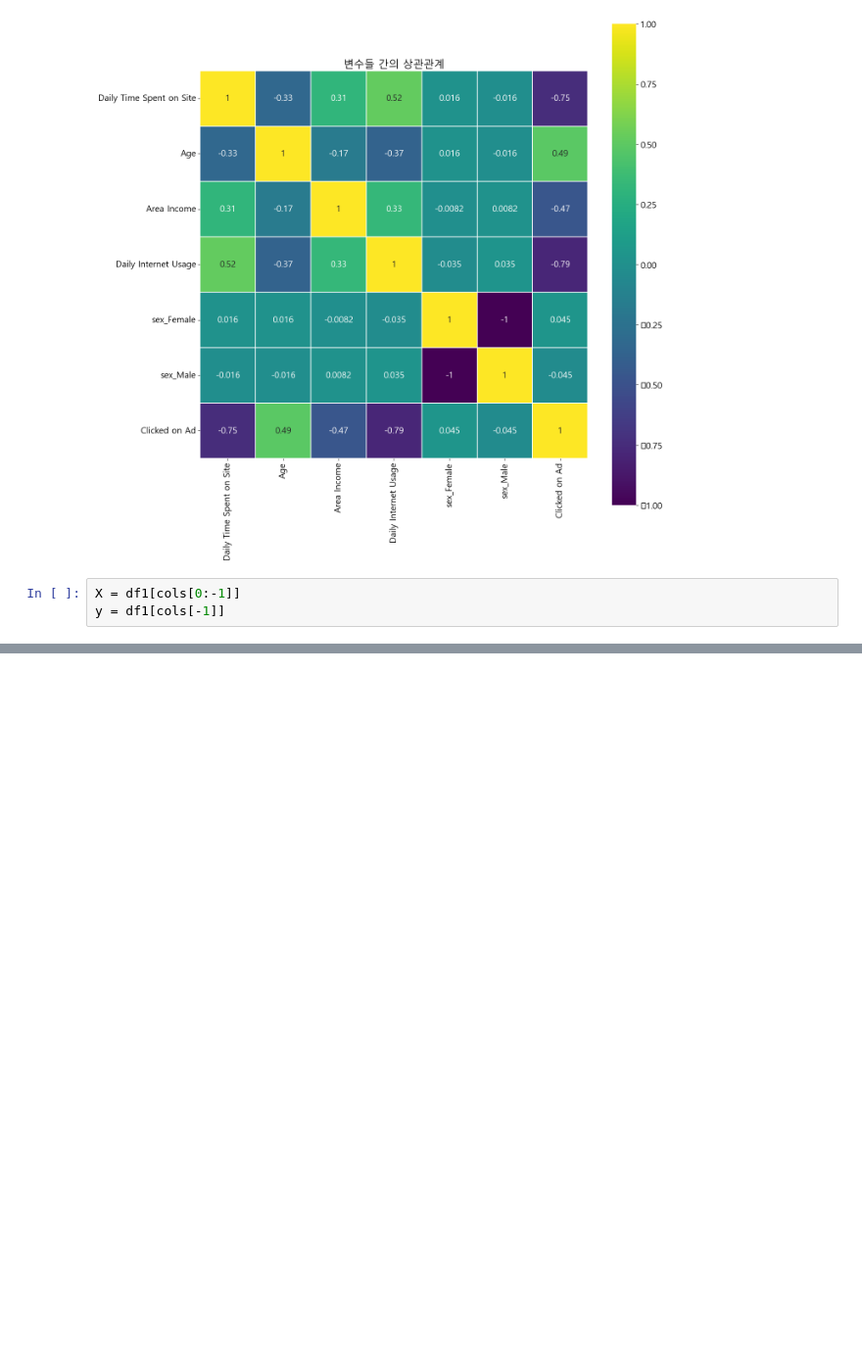
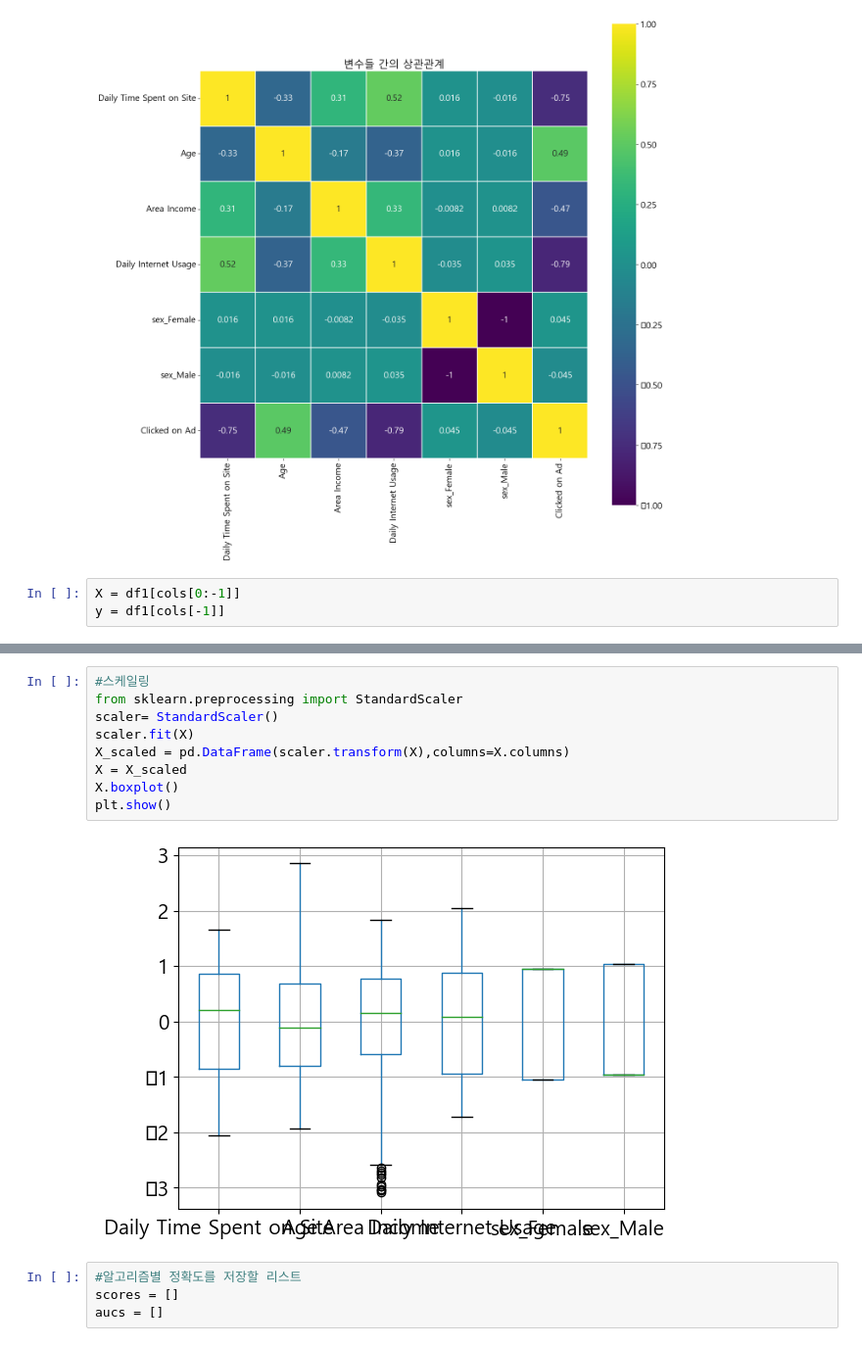
Before and after one commit to HyunJW/Advertisement, a Jupyter notebook: 광고클릭분석.ipynb, the cells around one changed output, grey strips where cells are left out. Shown at 98% size. Cells and saved outputs as stored; diff of their text form; blank space fills up the shorter version.

```diff
--- a/광고클릭분석.ipynb
+++ b/광고클릭분석.ipynb
@@ -129,0 +151,15 @@ vif
+# %%
+#스케일링
+from sklearn.preprocessing import StandardScaler
+scaler= StandardScaler()
+scaler.fit(X)
+X_scaled = pd.DataFrame(scaler.transform(X),columns=X.columns)
+X = X_scaled
+X.boxplot()
+plt.show()
+# %% [output]
+[figure, added]
+# %%
+#알고리즘별 정확도를 저장할 리스트
+scores = []
+aucs = []
```
Also changed, not shown: parts of 41 cells of this notebook.
